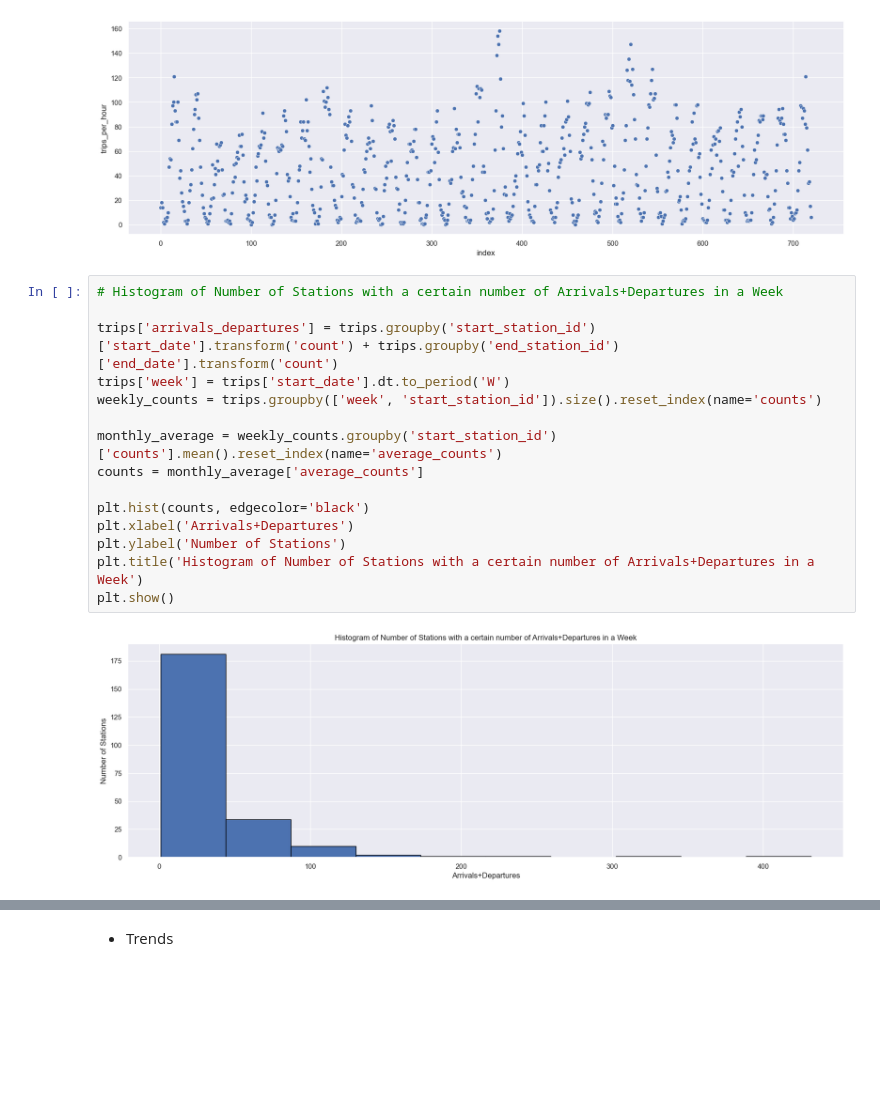
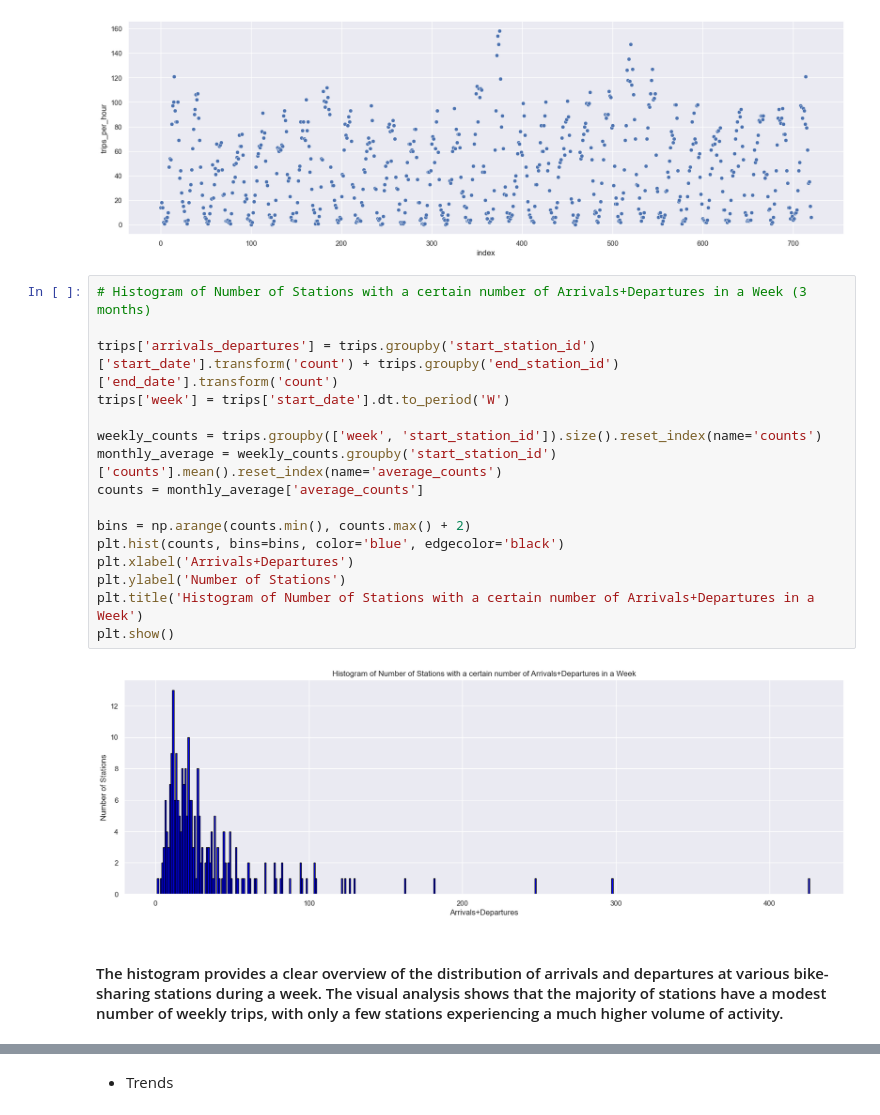
Before and after one commit to ehsanhosseini1380/torch_geometric_temporal, a Jupyter notebook: Src/bikeshare_final.ipynb, the cells around one changed output, grey strips where cells are left out. Saved outputs shown, nothing was run; the diff lists cells and outputs as text; blank space fills up the shorter version.

Commit message:
data analysis for both files

```diff
--- a/Src/bikeshare_final.ipynb
+++ b/Src/bikeshare_final.ipynb
@@ -156,19 +156,22 @@ sns.scatterplot(x="index", y="trips_per_hour", data=pd.DataFrame(bucket_elements
 <Axes: xlabel='index', ylabel='trips_per_hour'>
 [figure]
 # %%
-# Histogram of Number of Stations with a certain number of Arrivals+Departures in a Week
+# Histogram of Number of Stations with a certain number of Arrivals+Departures in a Week (3 months)
 
 trips['arrivals_departures'] = trips.groupby('start_station_id')['start_date'].transform('count') + trips.groupby('end_station_id')['end_date'].transform('count')
 trips['week'] = trips['start_date'].dt.to_period('W')
+
 weekly_counts = trips.groupby(['week', 'start_station_id']).size().reset_index(name='counts')
-
 monthly_average = weekly_counts.groupby('start_station_id')['counts'].mean().reset_index(name='average_counts')
 counts = monthly_average['average_counts']
 
-plt.hist(counts, edgecolor='black')
+bins = np.arange(counts.min(), counts.max() + 2)
+plt.hist(counts, bins=bins, color='blue', edgecolor='black')
 plt.xlabel('Arrivals+Departures')
 plt.ylabel('Number of Stations')
 plt.title('Histogram of Number of Stations with a certain number of Arrivals+Departures in a Week')
 plt.show()
 # %% [output]
-[figure, old version]
+[figure, new version]
+# %% [markdown]
+#### The histogram provides a clear overview of the distribution of arrivals and departures at various bike-sharing stations during a week. The visual analysis shows that the majority of stations have a modest number of weekly trips, with only a few stations experiencing a much higher volume of activity.
```
Also changed, not shown: parts of 10 cells of this notebook, 1 other file.
